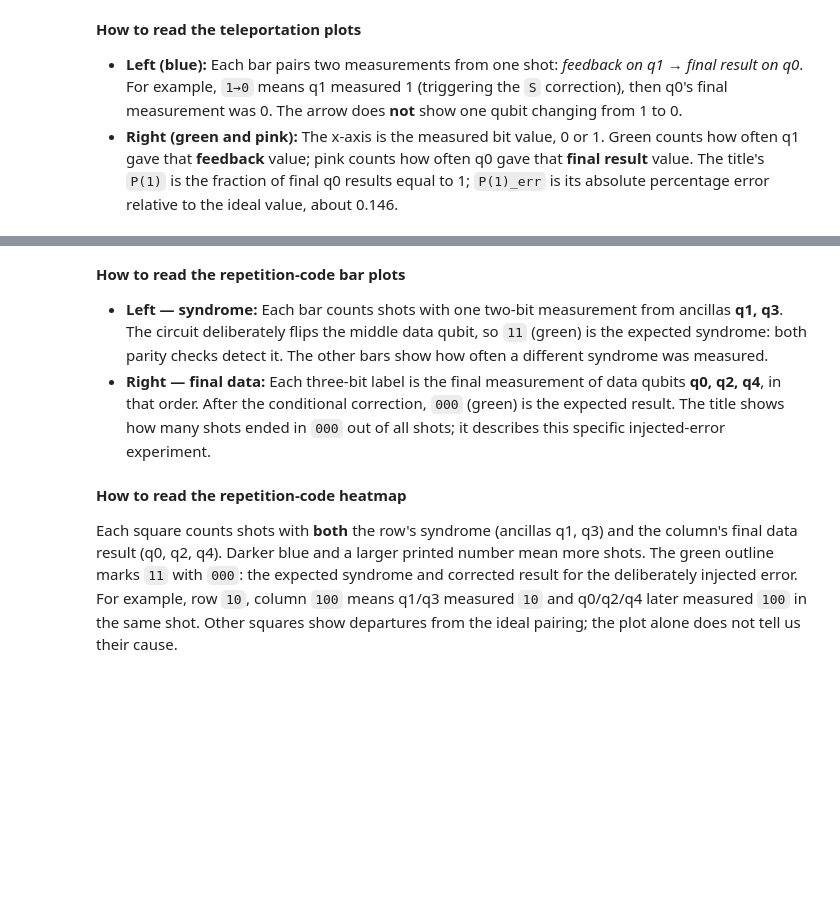
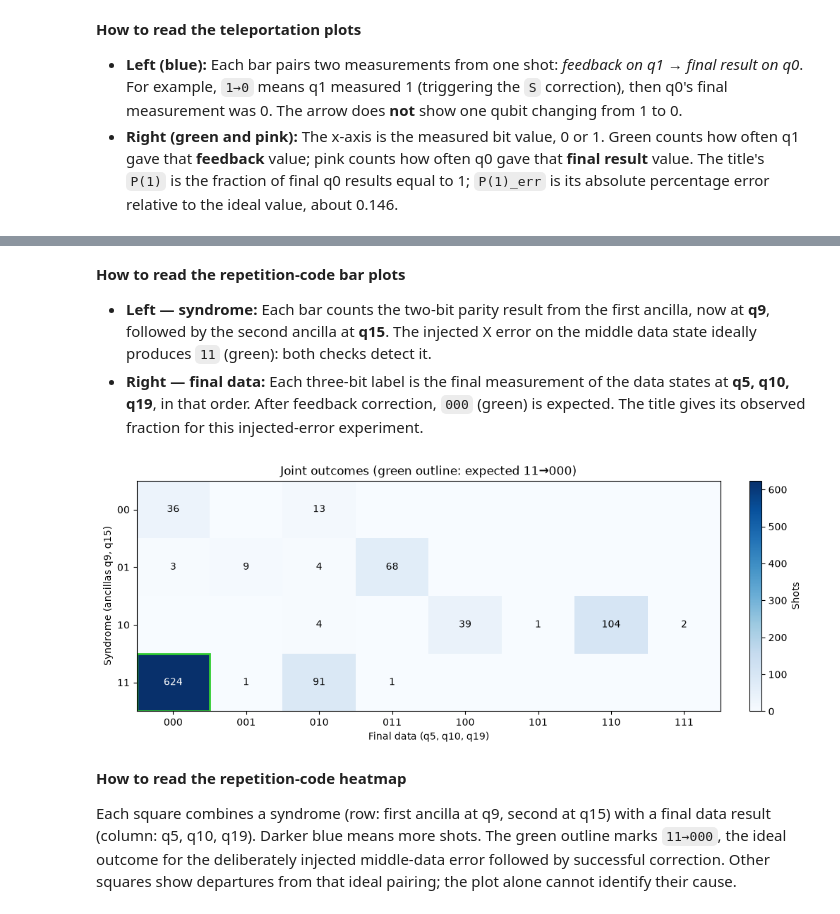
Before and after one commit to CQT-S14/CQT-conditional-operations, a Jupyter notebook: notebooks/2_Hardware_Demo_Conditional_Operations.ipynb, the cells around one changed output, grey strips where cells are left out. Cells and saved outputs as stored; diff of their text form; code cells hidden in the pictures; blank space fills up the shorter version.

Commit message:
Final Hardware run demo for conditional operations

```diff
--- a/notebooks/2_Hardware_Demo_Conditional_Operations.ipynb
+++ b/notebooks/2_Hardware_Demo_Conditional_Operations.ipynb
@@ -1292,8 +1311,8 @@ plt.show()
 # %% [markdown]
 **How to read the repetition-code bar plots**
 
-- **Left — syndrome:** Each bar counts shots with one two-bit measurement from ancillas **q1, q3**. The circuit deliberately flips the middle data qubit, so `11` (green) is the expected syndrome: both parity checks detect it. The other bars show how often a different syndrome was measured.
-- **Right — final data:** Each three-bit label is the final measurement of data qubits **q0, q2, q4**, in that order. After the conditional correction, `000` (green) is the expected result. The title shows how many shots ended in `000` out of all shots; it describes this specific injected-error experiment.
+- **Left — syndrome:** Each bar counts the two-bit parity result from the first ancilla, now at **q9**, followed by the second ancilla at **q15**. The injected X error on the middle data state ideally produces `11` (green): both checks detect it.
+- **Right — final data:** Each three-bit label is the final measurement of the data states at **q5, q10, q19**, in that order. After feedback correction, `000` (green) is expected. The title gives its observed fraction for this injected-error experiment.
 # %%
 # Repetition-code joint outcomes: syndrome versus final data
 from matplotlib.patches import Rectangle
@@ -1301,36 +1320,38 @@ from matplotlib.patches import Rectangle
 results = repetition_job["measurement_results"]
 if results is None:
     raise ValueError("No measurement results found; inspect repetition_job['raw_logs'].")
 
 syndrome_labels = ["00", "01", "10", "11"]
 data_labels = [f"{value:03b}" for value in range(8)]
 joint_matrix = pd.DataFrame(0, index=syndrome_labels, columns=data_labels)
 for outcome, count in results["joint_counts"].items():
     syndrome, data_result = outcome.split("->")
     joint_matrix.loc[syndrome, data_result] += count
 
 fig, ax = plt.subplots(figsize=(10, 4), constrained_layout=True)
 image = ax.imshow(joint_matrix.to_numpy(), cmap="Blues", aspect="auto", vmin=0)
 ax.set_xticks(range(len(data_labels)), data_labels)
 ax.set_yticks(range(len(syndrome_labels)), syndrome_labels)
 ax.set(
     title="Joint outcomes (green outline: expected 11→000)",
-    xlabel="Final data (q0, q2, q4)",
-    ylabel="Syndrome (ancillas q1, q3)",
+    xlabel="Final data (q5, q10, q19)",
+    ylabel="Syndrome (ancillas q9, q15)",
 )
 fig.colorbar(image, ax=ax, label="Shots")
 ax.add_patch(Rectangle((-0.5, 2.5), 1, 1, fill=False, edgecolor="limegreen", linewidth=2))
 peak_count = joint_matrix.to_numpy().max()
 for row, syndrome in enumerate(syndrome_labels):
     for column, data_result in enumerate(data_labels):
         count = joint_matrix.loc[syndrome, data_result]
         if count:
             ax.text(
                 column, row, str(count), ha="center", va="center",
                 color="white" if count > peak_count / 2 else "black",
             )
 plt.show()
+# %% [output]
+[figure, added]
 # %% [markdown]
 **How to read the repetition-code heatmap**
 
-Each square counts shots with **both** the row's syndrome (ancillas q1, q3) and the column's final data result (q0, q2, q4). Darker blue and a larger printed number mean more shots. The green outline marks `11` with `000`: the expected syndrome and corrected result for the deliberately injected error. For example, row `10`, column `100` means q1/q3 measured `10` and q0/q2/q4 later measured `100` in the same shot. Other squares show departures from the ideal pairing; the plot alone does not tell us their cause.
+Each square combines a syndrome (row: first ancilla at q9, second at q15) with a final data result (column: q5, q10, q19). Darker blue means more shots. The green outline marks `11→000`, the ideal outcome for the deliberately injected middle-data error followed by successful correction. Other squares show departures from that ideal pairing; the plot alone cannot identify their cause.
```
Also changed, not shown: parts of 17 cells of this notebook.
